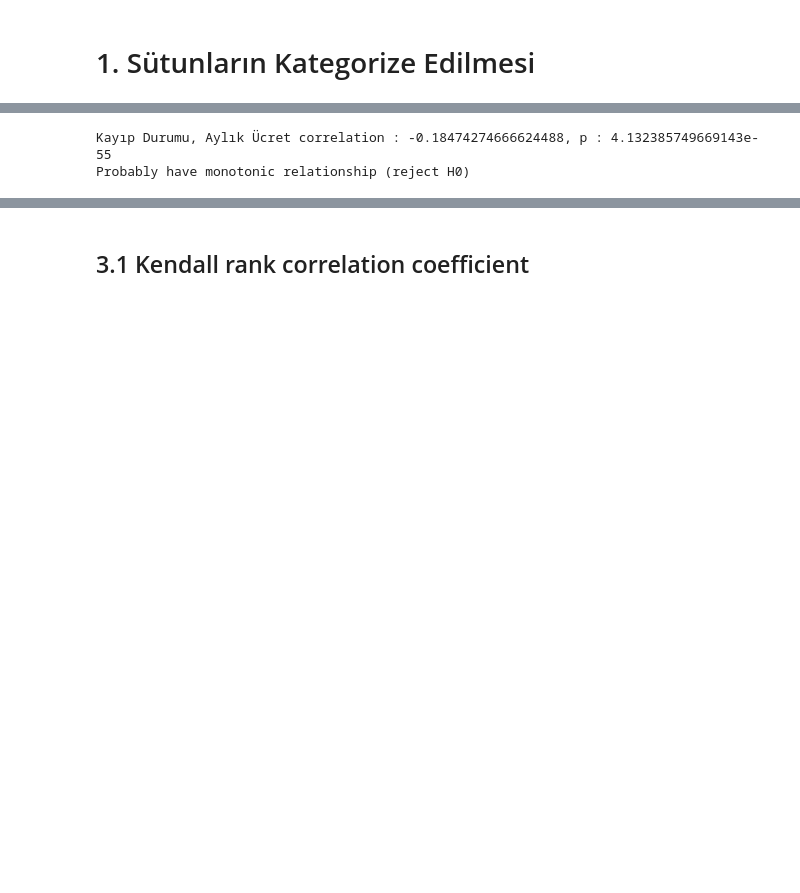
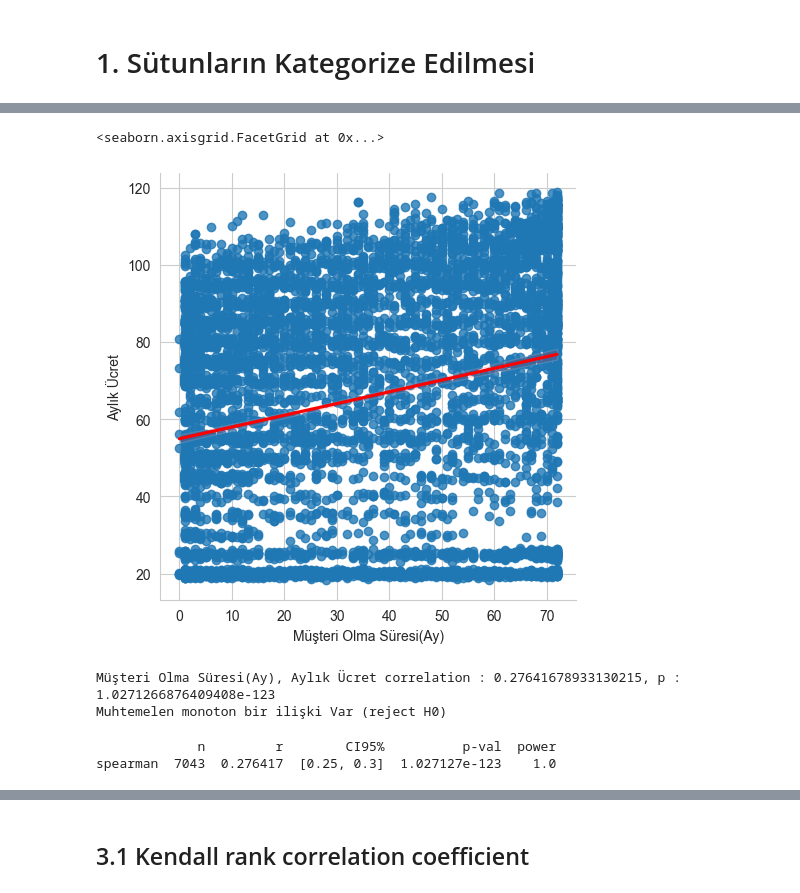
Before and after one commit to Serkankizilirmak/Musteri-Kayip-Analizi, a Jupyter notebook: 2.2.1. iki_değişkenli_analizi.ipynb, the cells around one changed output, grey strips where cells are left out. Drawn from its saved outputs; the diff is of its cells as text; code cells hidden in the pictures; blank space fills up the shorter version.

```diff
--- a/2.2.1. iki_değişkenli_analizi.ipynb
+++ b/2.2.1. iki_değişkenli_analizi.ipynb
@@ -93,5 +96,16 @@ H1: there is a monotonic relationship between the samples
+# %%
+sns.lmplot(x="Müşteri Olma Süresi(Ay)", y="Aylık Ücret",data=df,line_kws={"color": "red"})
+# %% [output]
+<seaborn.axisgrid.FacetGrid at 0x...>
+[figure, added]
 # %%
-cal_spearmanr('Kayıp Durumu','Aylık Ücret')
+cal_spearmanr('Müşteri Olma Süresi(Ay)','Aylık Ücret')
 # %% [output]
-Kayıp Durumu, Aylık Ücret correlation : -0.18474274666624488, p : 4.132385749669143e-55
-Probably have monotonic relationship (reject H0)
+Müşteri Olma Süresi(Ay), Aylık Ücret correlation : 0.27641678933130215, p : 1.0271266876409408e-123
+Muhtemelen monoton bir ilişki Var (reject H0)
+# %%
+korelasyon = pg.corr(df["Müşteri Olma Süresi(Ay)"],df["Aylık Ücret"], method="spearman") #Method:Spearman p rank-order correlation
+print(korelasyon)
+# %% [output]
+             n         r        CI95%          p-val  power
+spearman  7043  0.276417  [0.25, 0.3]  1.027127e-123    1.0
```
Also changed, not shown: parts of 39 cells of this notebook, 12 other files.
